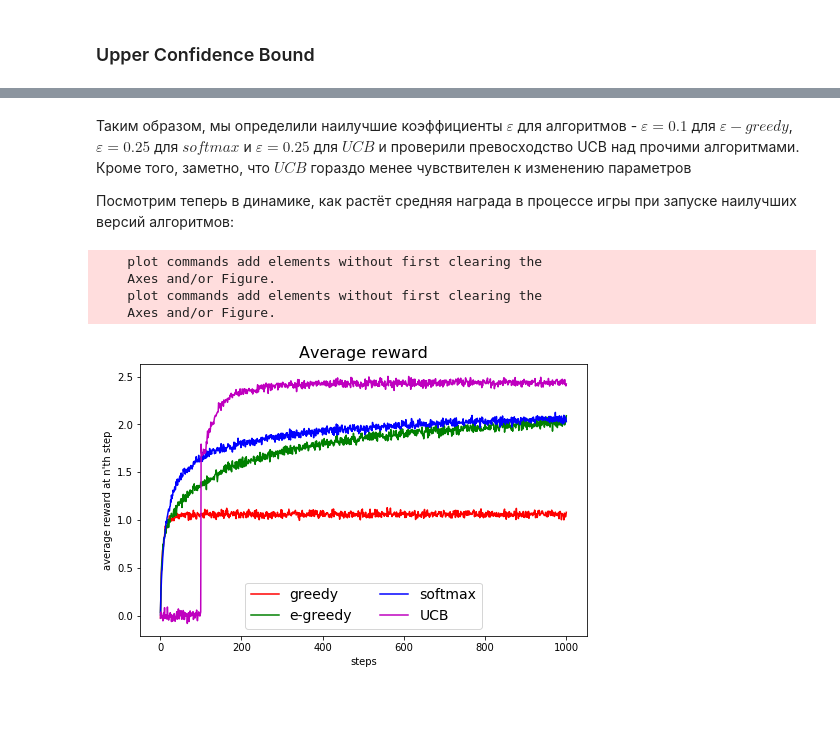
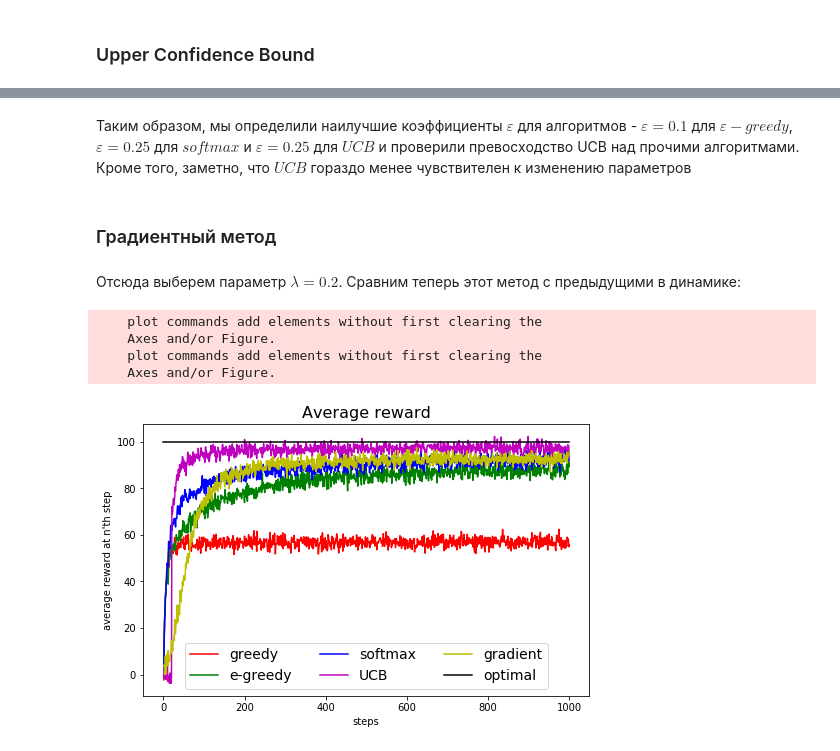
Before and after one commit to v-sopov/renju, a Jupyter notebook: lab4_solution.ipynb, the cells around one changed output, grey strips where cells are left out. Saved outputs shown, nothing was run; the diff lists cells and outputs as text; code cells hidden in the pictures; blank space fills up the shorter version.

Commit message:
Implemented gradient bandit policy

```diff
--- a/lab4_solution.ipynb
+++ b/lab4_solution.ipynb
@@ -90,7 +91,8 @@ class Player:
         self.strategy_class = strategy_class
         self.steps = steps
         self.strategy_args = kwargs
-    def evaluate(self, games=10000, progressbar=True, hold=False, show=True, show_opt=False, color='b', label=' '):
+    def evaluate(self, games=10000, progressbar=True,hold=False, show=True,
+                 show_opt=True, color='b', label=' '):
         rewards = np.zeros(self.steps)
         optimum = 0.0
         if progressbar:
@@ -107,11 +109,14 @@ class Player:
         optimum /= games
         if show:
             x = np.arange(1, self.steps+1)
-            plt.plot(x, rewards, color, label=label)
+            if show_opt:
+                plt.plot(x, np.full_like(rewards, 100), 'k', label='optimum')
+            plot_rewards = rewards * 100/optimum
+            plt.plot(x, plot_rewards, color, label=label)
             plt.title('Average reward', fontsize=16)
             if not hold:
                 plt.show()
-        return rewards
+        return round(rewards.sum() * 100  / optimum / games)
 # %% [markdown]
 ### Реализуем жадную стратегию
 # %%
@@ -269,4 +302,4 @@ plt.show()
 # %% [markdown]
 Таким образом, мы определили наилучшие коэффициенты $\varepsilon$ для алгоритмов -  $\varepsilon=0.1$ для $\varepsilon-greedy$, $\varepsilon=0.25$ для $softmax$ и $\varepsilon=0.25$ для $UCB$ и проверили превосходство UCB над прочими алгоритмами. Кроме того, заметно, что $UCB$ гораздо менее чувствителен к изменению параметров
-
-Посмотрим теперь в динамике, как растёт средняя награда в процессе игры при запуске наилучших версий алгоритмов:
+# %% [markdown]
+### Градиентный метод
@@ -273,24 +349,29 @@ plt.show()
+# %% [markdown]
+Отсюда выберем параметр $\lambda = 0.2$. Сравним теперь этот метод с предыдущими в динамике:
 # %%
-games_num = 2000
+games_num = 1000
 
 plt.figure(figsize=(8, 5))
 plt.xlabel('steps')
 plt.ylabel("average reward at n'th step")
 plt.hold(True)
-greedy_player = Player(100, 1000, Greedy)
-greedy_player.evaluate(games=games_num, show=True, hold=True, color='r', label='greedy')
-e_greedy_player = Player(100, 1000, E_Greedy, eps=0.1)
-e_greedy_player.evaluate(games=games_num, show=True, hold=True, color='g', label='e-greedy')
-softmax_player = Player(100, 1000, Softmax, eps=0.25)
-softmax_player.evaluate(games=games_num, show=True, hold=True, color='b', label='softmax')
-ucb_player = Player(100, 1000, UCB, eps=0.25)
-ucb_player.evaluate(games=games_num, show=True, hold=True, color='m', label='UCB')
+greedy_player = Player(20, 1000, Greedy)
+greedy_player.evaluate(games=games_num, show=True, hold=True, color='r', label='greedy', show_opt=False)
+e_greedy_player = Player(20, 1000, E_Greedy, eps=0.1)
+e_greedy_player.evaluate(games=games_num, show=True, hold=True, color='g', label='e-greedy', show_opt=False)
+softmax_player = Player(20, 1000, Softmax, eps=0.25)
+softmax_player.evaluate(games=games_num, show=True, hold=True, color='b', label='softmax', show_opt=False)
+ucb_player = Player(20, 1000, UCB, eps=0.25)
+ucb_player.evaluate(games=games_num, show=True, hold=True, color='m', label='UCB', show_opt=False)
+grad_player = Player(20, 1000, Gradient, lambd=0.2)
+grad_player.evaluate(games=games_num, show=True, hold=True, color='y', label='gradient', show_opt=False)
+plt.plot([0, 1000], [100, 100], 'k', label='optimal')
 plt.hold(False)
-plt.legend(loc='lower center', ncol=2, fontsize=14)
+plt.legend(loc='lower center', ncol=3, fontsize=14)
 plt.show()
 # %% [output]
     plot commands add elements without first clearing the
     Axes and/or Figure.
     plot commands add elements without first clearing the
     Axes and/or Figure.
-[figure, old version]
+[figure, new version]
```
Also changed, not shown: parts of 14 cells of this notebook.
